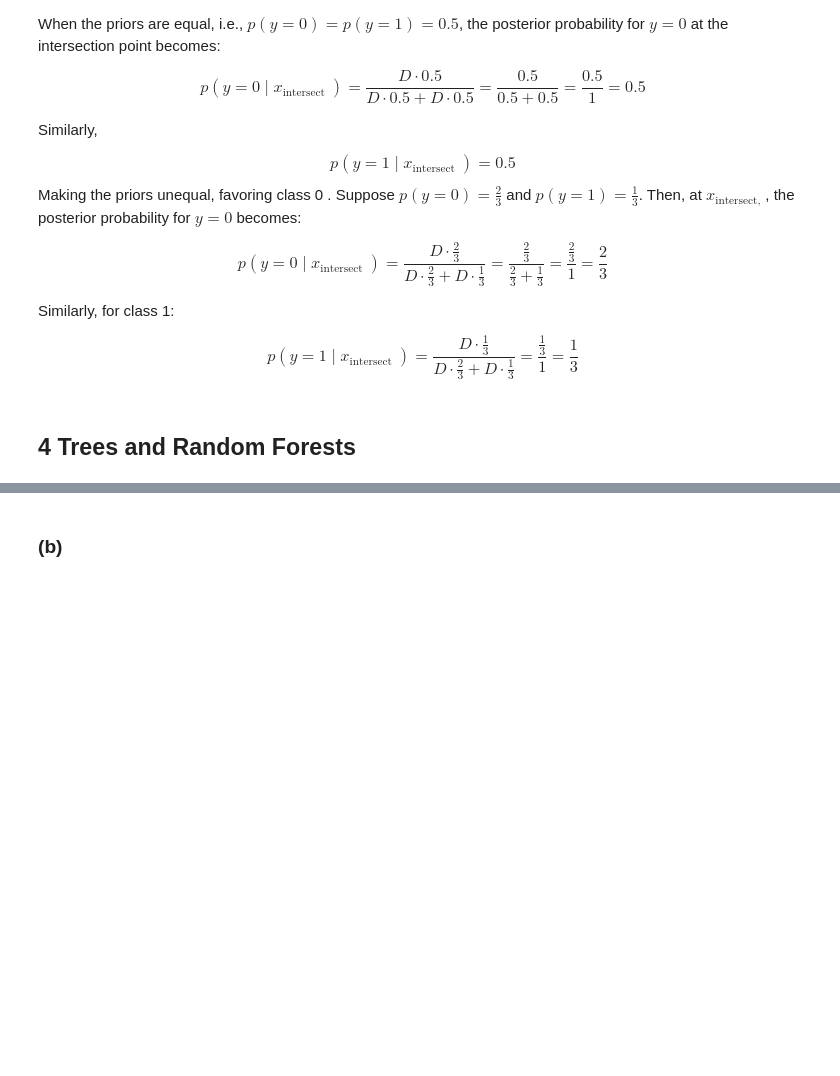
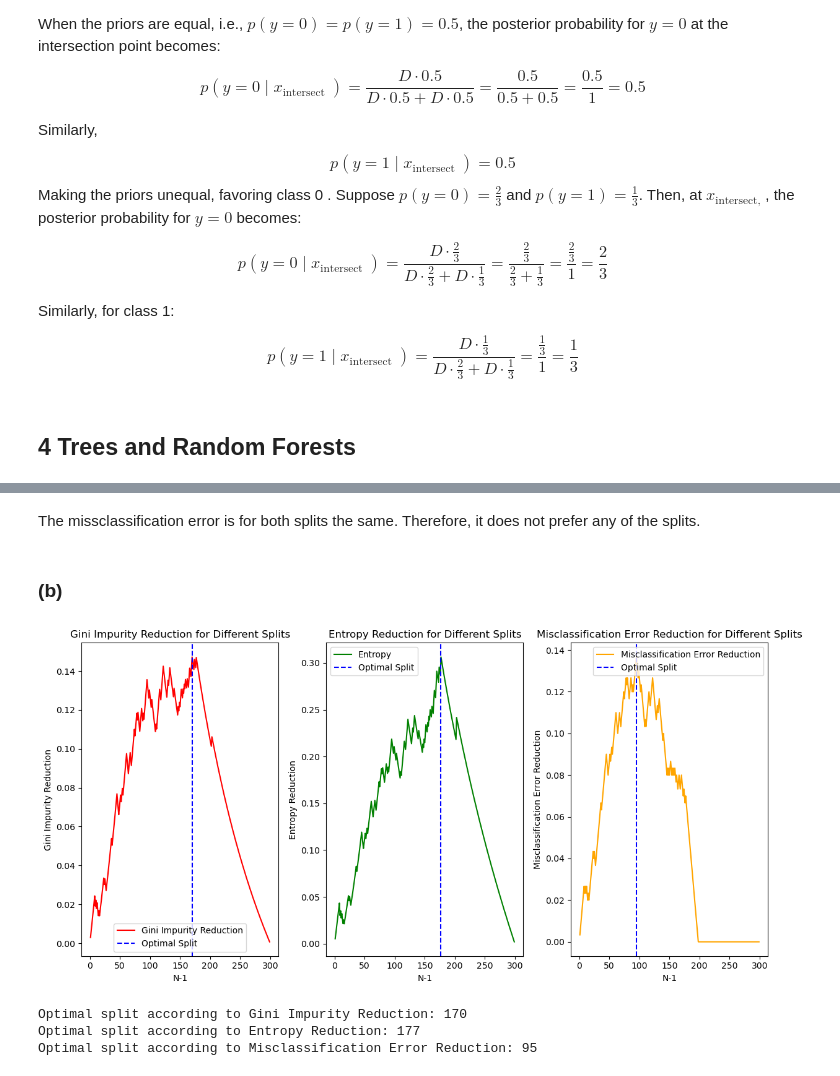
Before and after one commit to Alex2667/mlph_w24, a Jupyter notebook: sheet04/sheet04.ipynb, the cells around one changed output, grey strips where cells are left out. Saved outputs shown, nothing was run; the diff lists cells and outputs as text; code cells hidden in the pictures; blank space fills up the shorter version.

```diff
--- a/sheet04/sheet04.ipynb
+++ b/sheet04/sheet04.ipynb
@@ -231,25 +334,102 @@ $$
+# %% [markdown]
+The missclassification error is for both splits the same. Therefore, it does not prefer any of the splits.
 # %% [markdown]
 ### (b)
 # %%
 # load the data
 pts = np.load('data/data1d.npy')
 labels = np.load('data/labels1d.npy')
 
 # TODO: Sort the points to easily split them
+sorted_indices = np.argsort(pts)
+pts_sorted = pts[sorted_indices]
+labels_sorted = labels[sorted_indices]
 
-# TODO: Implement or find implementation for Gini impurity, entropy and misclassifcation rate
+# TODO: Implement or find implementation for Gini impurity, entropy and misclassifcation error
+def gini_impurity(probabilities):
+    return 1 - np.sum(probabilities ** 2)
+
+def entropy(probabilities):
+    return -np.sum(probabilities * np.log2(probabilities))
+
+def misclassification_error(probabilities):
+    return 1 - np.max(probabilities)
 
 def probabilities(partition):
     # divide counts by size of dataset to get cluster probabilites
     return np.unique(partition, return_counts=True)[1] / len(partition)
 
 def compute_split_measure(l, l0, l1, method):
     p0 = probabilities(l0)
     p1 = probabilities(l1)
     p = probabilities(l)
     return method(p) - (len(l0) * method(p0) + len(l1) * method(p1)) / (len(l))
 
 # TODO: Iterate over the possible splits, evaulating and saving the three criteria for each one
+gini_impurities = []
+entropies = []
+misclassification_errors = []
+
+for i in range(1, len(pts)):
+
+    # Create the two partitions
+    l0 = labels_sorted[:i]
+    l1 = labels_sorted[i:]
+
+    gini_impurity_value = compute_split_measure(labels_sorted, l0, l1, gini_impurity)
+    entropy_value = compute_split_measure(labels_sorted, l0, l1, entropy)
+    misclassification_error_value = compute_split_measure(labels_sorted, l0, l1, misclassification_error)
+
+    gini_impurities.append(gini_impurity_value)
+    entropies.append(entropy_value)
+    misclassification_errors.append(misclassification_error_value)
+
+
 # TODO: Then, Compute the split that each criterion favours and visualize them
 #       (e.g. with a histogram for each class and vertical lines to show the splits)
+plt.figure(figsize=(12, 6))
+
+# Plot the Gini impurity
+plt.subplot(131)
+plt.plot(range(1, len(pts)), gini_impurities, label='Gini Impurity Reduction', color='red')
+plt.xlabel('N-1')
+plt.ylabel('Gini Impurity Reduction')
+plt.title('Gini Impurity Reduction for Different Splits')
+plt.axvline(np.argmax(gini_impurities) + 1, color='blue', linestyle='--', label='Optimal Split')
+plt.legend()
+
+# Plot the Entropy
+plt.subplot(132)
+plt.plot(range(1, len(pts)), entropies, label='Entropy', color='green')
+plt.xlabel('N-1')
+plt.ylabel('Entropy Reduction')
+plt.title('Entropy Reduction for Different Splits')
+plt.axvline(np.argmax(entropies) + 1, color='blue', linestyle='--', label='Optimal Split')
+plt.legend()
+
+# Plot the Misclassification error
+plt.subplot(133)
+plt.plot(range(1, len(pts)), misclassification_errors, label='Misclassification Error Reduction', color='orange')
+plt.xlabel('N-1')
+plt.ylabel('Misclassification Error Reduction')
+plt.title('Misclassification Error Reduction for Different Splits')
+plt.axvline(np.argmax(misclassification_errors) + 1, color='blue', linestyle='--', label='Optimal Split')
+plt.legend()
+
+plt.tight_layout()
+plt.show()
+
+# Output the optimal splits for each criterion
+optimal_split_gini = np.argmax(gini_impurities) +1
+optimal_split_entropy = np.argmax(entropies) +1
+optimal_split_misclass = np.argmax(misclassification_errors)+1
+
+print(f"Optimal split according to Gini Impurity Reduction: {optimal_split_gini}")
+print(f"Optimal split according to Entropy Reduction: {optimal_split_entropy}")
+print(f"Optimal split according to Misclassification Error Reduction: {optimal_split_misclass}")
+# %% [output]
+[figure, added]
+Optimal split according to Gini Impurity Reduction: 170
+Optimal split according to Entropy Reduction: 177
+Optimal split according to Misclassification Error Reduction: 95
 # %% [markdown]
```
Also changed, not shown: parts of 9 cells of this notebook.
